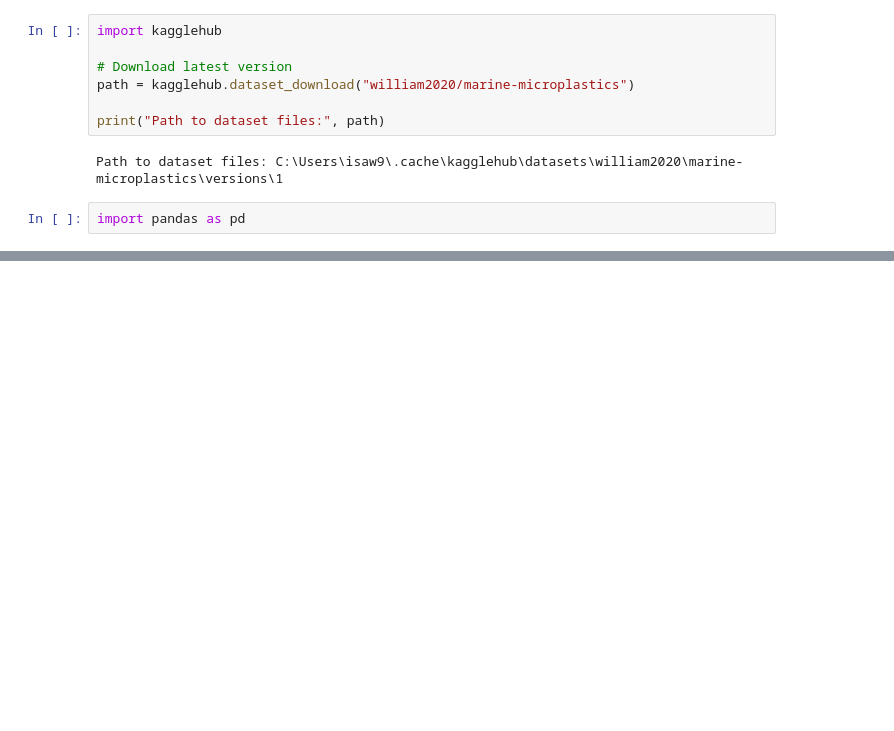
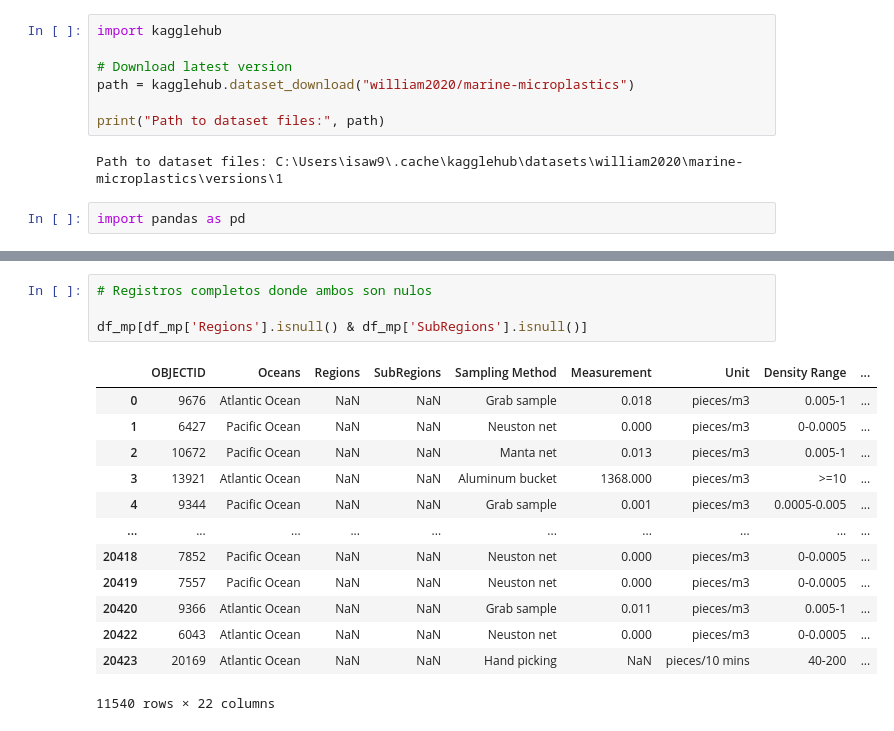
Before and after one commit to isamanero/MyPortfolio, a Jupyter notebook: Data_Analytics/Microplastics.ipynb, the cells around one changed output, grey strips where cells are left out. Cells and saved outputs as stored; diff of their text form; blank space fills up the shorter version.

```diff
--- a/Data_Analytics/Microplastics.ipynb
+++ b/Data_Analytics/Microplastics.ipynb
@@ -58,0 +76,18 @@ Name: Measurement, dtype: float64
+# %%
+# Registros completos donde ambos son nulos
+
+df_mp[df_mp['Regions'].isnull() & df_mp['SubRegions'].isnull()]
+# %% [output]
+|  | OBJECTID | Oceans | Regions | SubRegions | Sampling Method | Measurement | Unit | Density Range | ... |
+| 0 | 9676 | Atlantic Ocean | NaN | NaN | Grab sample | 0.018 | pieces/m3 | 0.005-1 | ... |
+| 1 | 6427 | Pacific Ocean | NaN | NaN | Neuston net | 0.000 | pieces/m3 | 0-0.0005 | ... |
+| 2 | 10672 | Pacific Ocean | NaN | NaN | Manta net | 0.013 | pieces/m3 | 0.005-1 | ... |
+| 3 | 13921 | Atlantic Ocean | NaN | NaN | Aluminum bucket | 1368.000 | pieces/m3 | >=10 | ... |
+| 4 | 9344 | Pacific Ocean | NaN | NaN | Grab sample | 0.001 | pieces/m3 | 0.0005-0.005 | ... |
+| ... | ... | ... | ... | ... | ... | ... | ... | ... | ... |
+| 20418 | 7852 | Pacific Ocean | NaN | NaN | Neuston net | 0.000 | pieces/m3 | 0-0.0005 | ... |
+| 20419 | 7557 | Pacific Ocean | NaN | NaN | Neuston net | 0.000 | pieces/m3 | 0-0.0005 | ... |
+| 20420 | 9366 | Atlantic Ocean | NaN | NaN | Grab sample | 0.011 | pieces/m3 | 0.005-1 | ... |
+| 20422 | 6043 | Atlantic Ocean | NaN | NaN | Neuston net | 0.000 | pieces/m3 | 0-0.0005 | ... |
+| 20423 | 20169 | Atlantic Ocean | NaN | NaN | Hand picking | NaN | pieces/10 mins | 40-200 | ... |
+11540 rows × 22 columns
```
Also changed, not shown: parts of 14 cells of this notebook.
